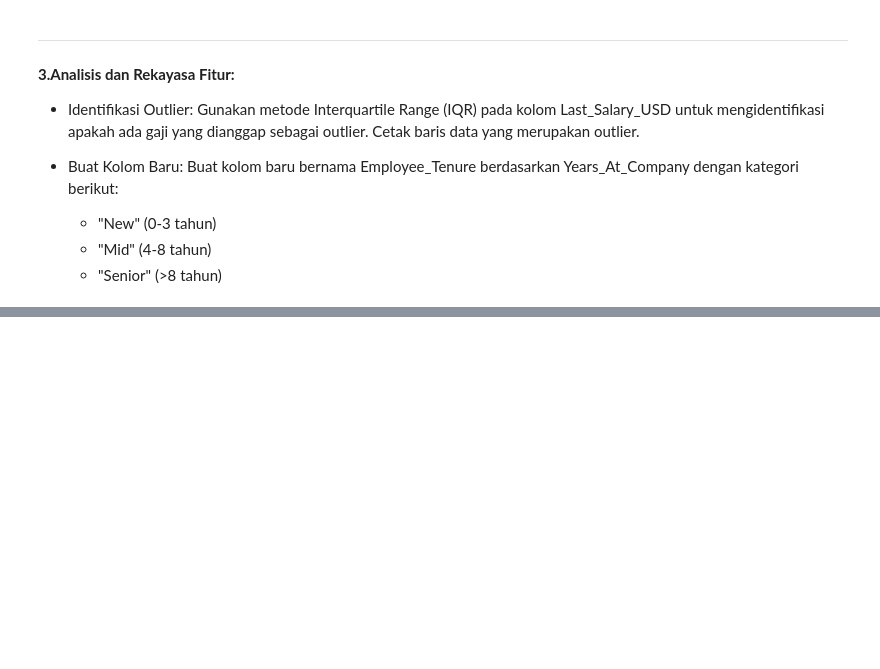
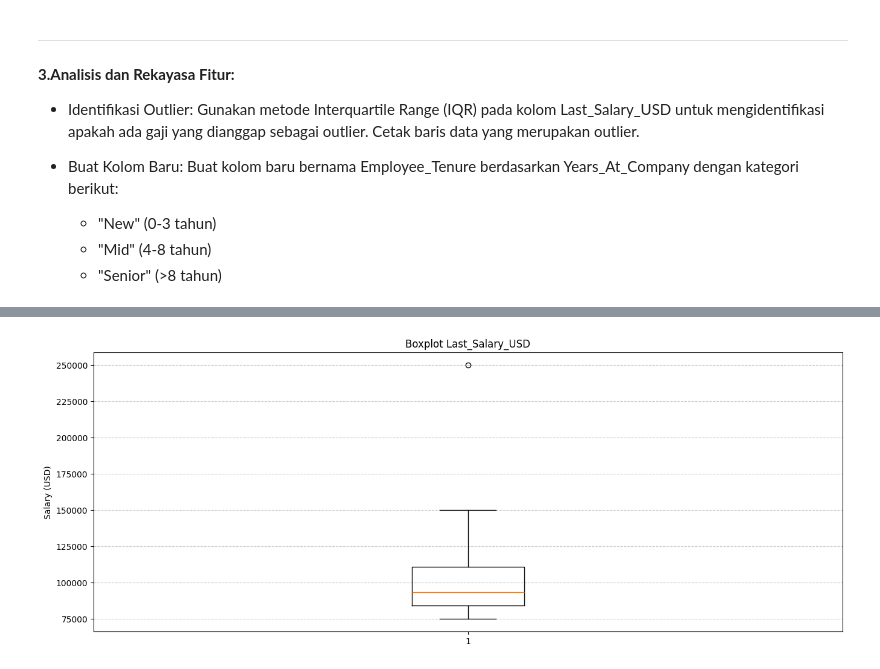
Before and after one commit to Aris0506/Python-Data-Analysis-Project-learning-journey, a Jupyter notebook: 006Exploratory Data Analysis in Python/2Data Cleaning and Imputation/Anallisis_data_karyawan_fiktif.ipynb, the cells around one changed output, grey strips where cells are left out. Saved outputs shown, nothing was run; the diff lists cells and outputs as text; code cells hidden in the pictures; blank space fills up the shorter version.

Commit message:
analisis data penerapan data cleaning dan imputation

```diff
--- a/006Exploratory Data Analysis in Python/2Data Cleaning and Imputation/Anallisis_data_karyawan_fiktif.ipynb
+++ b/006Exploratory Data Analysis in Python/2Data Cleaning and Imputation/Anallisis_data_karyawan_fiktif.ipynb
@@ -53,3 +53,16 @@ dtype: int64
 - Perbaiki Tipe Data:
 
     - Kolom Last_Salary_USD saat ini bertipe object karena ada koma. Hapus koma dan konversikan kolom ini menjadi tipe data numerik (misalnya, float atau int).
+# %%
+#handling missing values
+
+df_employ['Years_At_Company'] = df_employ['Years_At_Company'].fillna(df_employ['Years_At_Company'].median())
+df_employ['Satisfaction_Score'] = df_employ['Satisfaction_Score'].fillna(df_employ['Satisfaction_Score'].mean()).round(2)
+
+# df_employ.dropna(subset=["Last_Salary_USD"])           # buang NaN
+# df_employ[df_employ["Last_Salary_USD"].str.strip() != ""]  # buang string kosong
+df_clean = df_employ[df_employ["Last_Salary_USD"].notna() & (df_employ["Last_Salary_USD"].str.strip() != "")].copy()
+# %%
+#fix Dtype to float
+df_clean['Last_Salary_USD'] = df_clean['Last_Salary_USD'].str.replace(",", "")
+df_clean['Last_Salary_USD'] = df_clean['Last_Salary_USD'].astype(float)
@@ -65,0 +141,11 @@ dtype: int64
+# %%
+import matplotlib.pyplot as plt
+# Boxplot
+plt.figure(figsize=(16,6))
+plt.boxplot(df_clean['Last_Salary_USD'], vert=True)
+plt.title("Boxplot Last_Salary_USD")
+plt.ylabel("Salary (USD)")
+plt.grid(True, axis='y', linestyle='--', alpha=0.7)
+plt.show()
+# %% [output]
+[figure, added]
```
Also changed, not shown: parts of 12 cells of this notebook.
